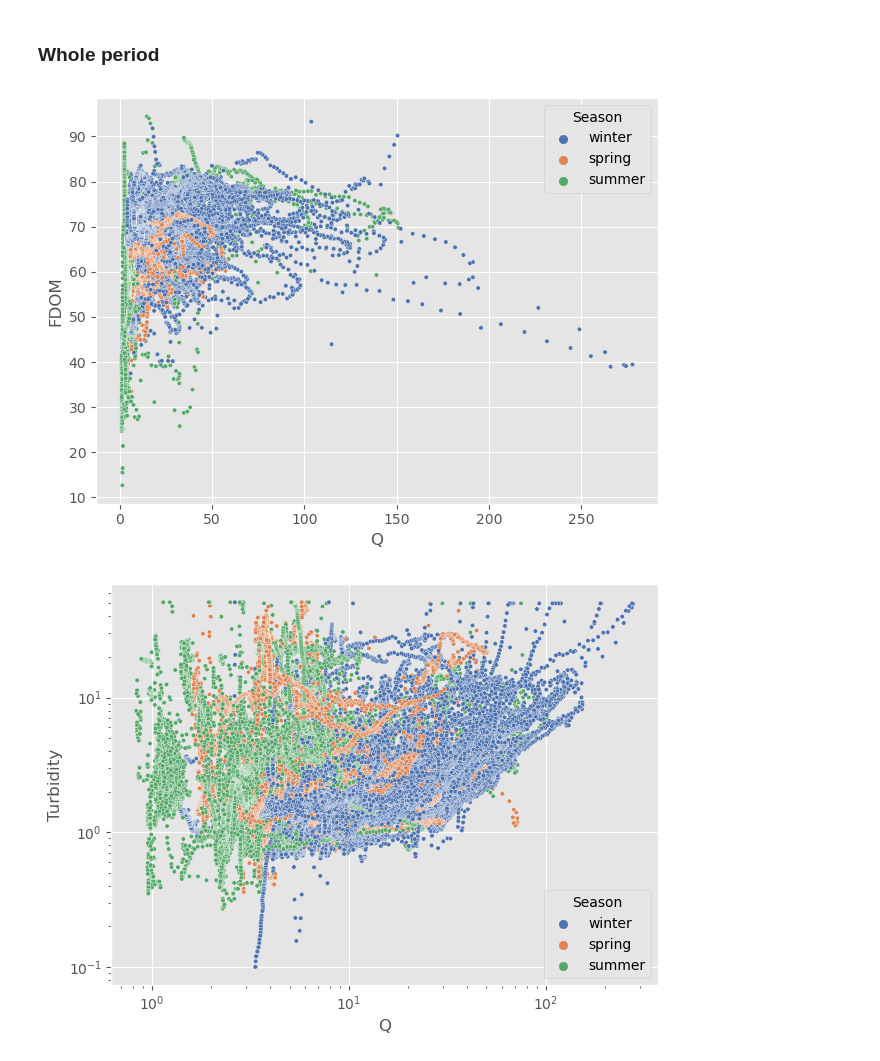
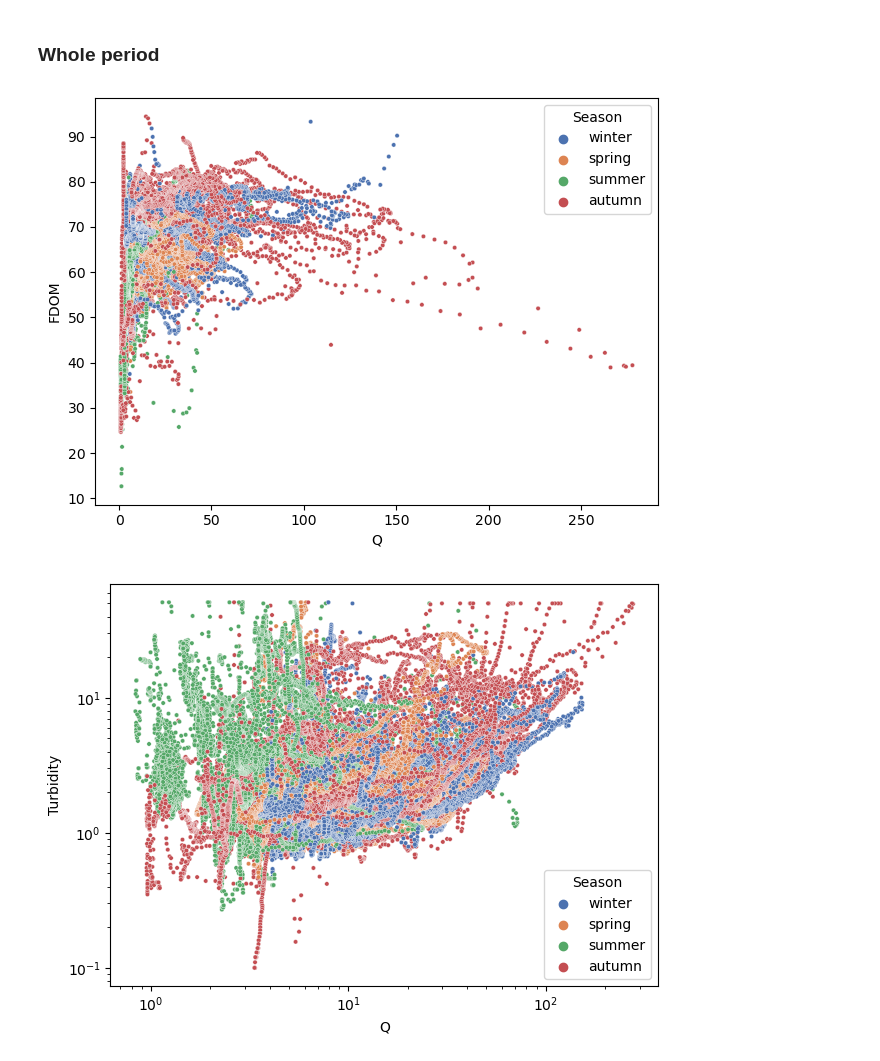
Before and after one commit to NIVANorge/maalselva, a Jupyter notebook: 2022_MD/code/md_option4_python.ipynb, the cells around one changed output. Saved outputs shown, nothing was run; the diff lists cells and outputs as text; code cells hidden in the pictures.

```diff
--- a/2022_MD/code/md_option4_python.ipynb
+++ b/2022_MD/code/md_option4_python.ipynb
@@ -3,4 +3,10 @@ import pandas as pd
 import matplotlib.pyplot as plt
 import numpy as np
 import seaborn as sns
-plt.style.use('ggplot')
+import nivapy3 as nivapy
+
+import matplotlib as mpl
+mpl.rcParams["figure.facecolor"]
+mpl.rcParams["axes.facecolor"]
+mpl.rcParams["savefig.facecolor"]
+# plt.style.use('ggplot')
@@ -148,13 +156,14 @@ Name: Q, Length: 2556, dtype: float64
 # %% [markdown]
 ## Read in grab sample water chem data
 # %%
-chem_df = pd.read_csv(r'../data/waterchem_%s.csv' % site, index_col=1, parse_dates=True)
-chem_df.drop(chem_df.columns[0], axis=1, inplace=True)
+chem_df_hrly = pd.read_csv(r'../data/waterchem_%s.csv' % site, index_col=1, parse_dates=True)
+chem_df_hrly.drop(chem_df_hrly.columns[0], axis=1, inplace=True)
 # Drop rows where there were no samples at all
-chem_df.dropna(axis=0, how="all", inplace=True)
-chem_df['grab_sample'] = True
-# Drop time info for joining and plotting
-chem_df.index = chem_df.index.date
-chem_df.head()
+chem_df_hrly.dropna(axis=0, how="all", inplace=True)
+
+chem_df_hrly.index = chem_df_hrly.index.round(freq='H')
+chem_df_hrly.sort_index(inplace=True)  # Not sure it was sorted; do in case
+
+chem_df_hrly.tail()
 # %% [output]
 |  | pH | Conductivity_mS_m | SPM_mg_L | TOC_mg_L | Turbidity_NTU | PO4_ug_L | TP_ug_L | NO3_ug_L | NH4_ug_L | ... |
@@ -165,0 +176,9 @@ chem_df.head()
+# %%
+# Drop time info for joining and plotting with daily data
+chem_df = chem_df_hrly.copy()
+chem_df.index = chem_df_hrly.index.date
+
+# Add column for joining with rest of data, simple boolean saying there was a sample this date
+chem_df['grab_sample'] = True
+
+chem_df.tail()
@@ -374,25 +487,30 @@ N.B. this R package looks like it could be useful: https://cran.r-project.org/we
 ### Whole period
 # %%
 var_li = ["FDOM", "Turbidity"]
+if site == 'Malselva':
+    hue_order = ['winter', 'spring', 'summer']
+else:
+    hue_order = ['winter', 'spring', 'summer', 'autumn']
 
 for var in var_li:
     # Hourly data
     fig = plt.figure()
-    sns.scatterplot(x="Q", y=var, data=df_hourly, hue="Season", palette="deep",
-                    hue_order=['winter', 'spring', 'summer'], s=10)
+    sns.scatterplot(x="Q", y=var, data=df_hourly, s=10, hue="Season",
+                    palette="deep",
+                    hue_order=hue_order)
 
     if site == 'Malselva' and var == 'FDOM':
         plt.ylim(ymax=63)
     if var == 'Turbidity':
         # plt.ylim(ymin=0)
         plt.yscale('log')
         plt.xscale('log')
 
     plt.tight_layout()
     plt.savefig(r'../figures/FDOM-Q_hourly_AllData_%s-%s.png' % (site, var))
 # %% [output]
-[figure, old version]
+[figure, new version]
-[figure, old version]
+[figure, new version]
 # %%
 # Daily data
 
```
Also changed, not shown: parts of 50 cells of this notebook, 34 other files.
